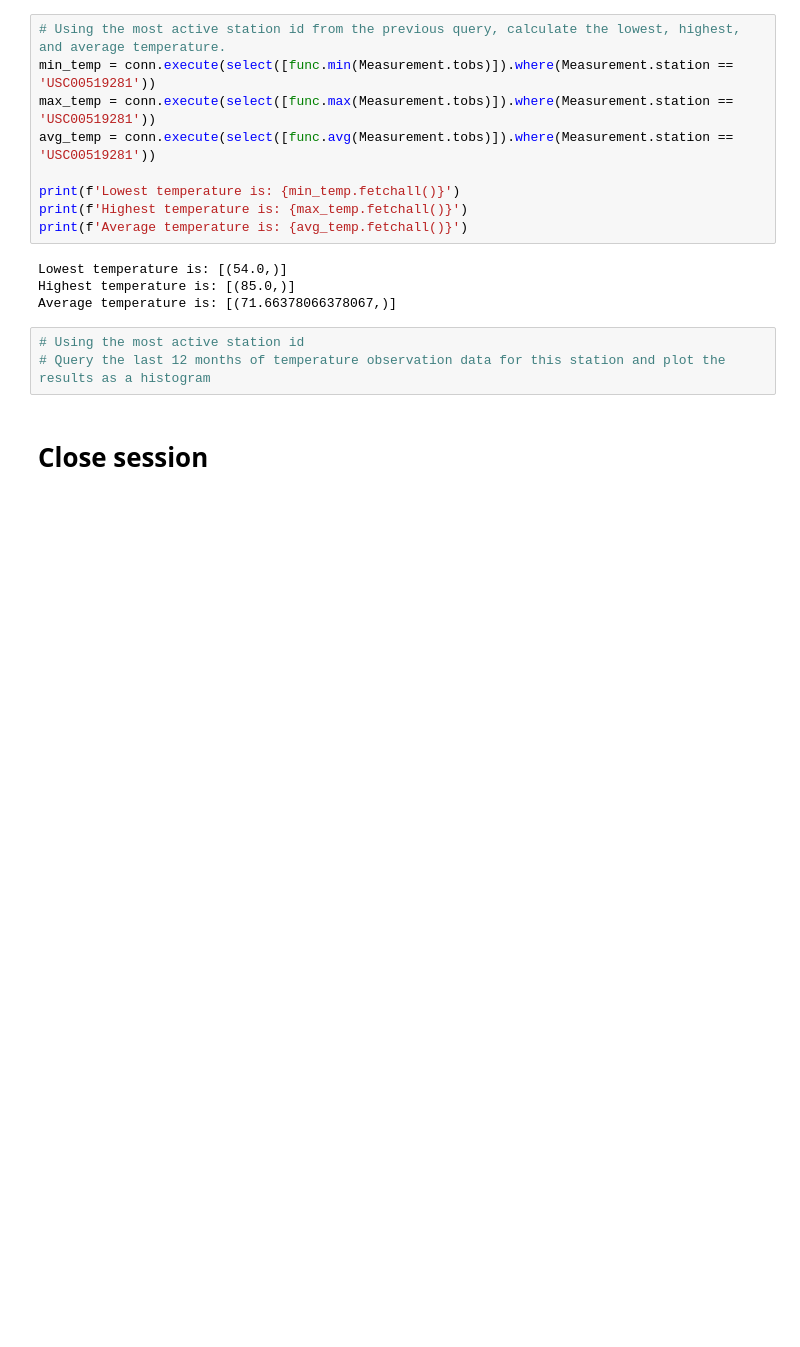
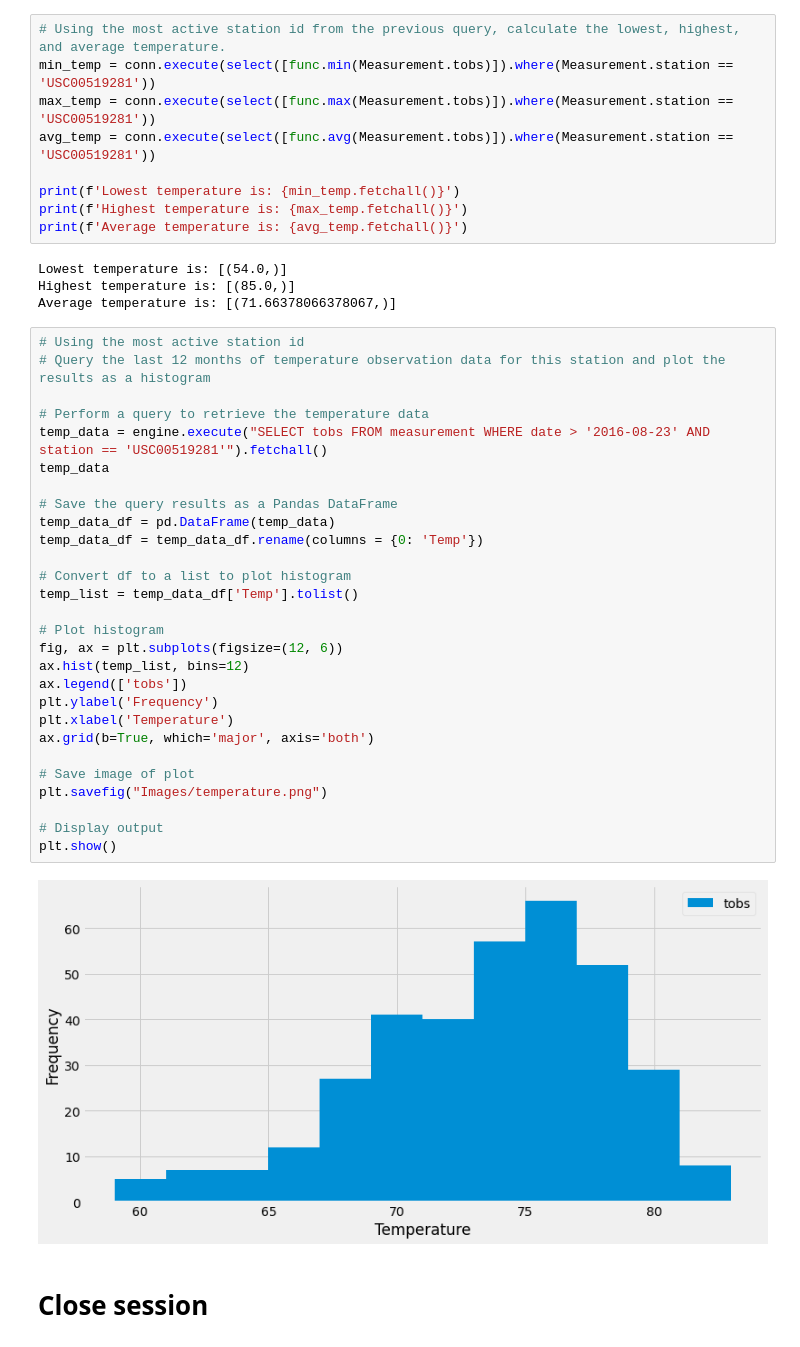
Before and after one commit to SommerKim/sqlalchemy-challenge, a Jupyter notebook: climate.ipynb, the cells around one changed output. Saved outputs shown, nothing was run; the diff lists cells and outputs as text; blank space fills up the shorter version.

Commit message:
Completed histogram, closed step 1 (climate.ipynb) and saved resulting images in Images folder

```diff
--- a/climate.ipynb
+++ b/climate.ipynb
@@ -157,9 +157,36 @@ print(f'Average temperature is: {avg_temp.fetchall()}')
 Lowest temperature is: [(54.0,)]
 Highest temperature is: [(85.0,)]
 Average temperature is: [(71.66378066378067,)]
-# %%
-# Using the most active station id
-# Query the last 12 months of temperature observation data for this station and plot the results as a histogram
+# %%
+# Using the most active station id
+# Query the last 12 months of temperature observation data for this station and plot the results as a histogram
+
+# Perform a query to retrieve the temperature data
+temp_data = engine.execute("SELECT tobs FROM measurement WHERE date > '2016-08-23' AND station == 'USC00519281'").fetchall()
+temp_data
+
+# Save the query results as a Pandas DataFrame
+temp_data_df = pd.DataFrame(temp_data)
+temp_data_df = temp_data_df.rename(columns = {0: 'Temp'})
+
+# Convert df to a list to plot histogram
+temp_list = temp_data_df['Temp'].tolist()
+
+# Plot histogram
+fig, ax = plt.subplots(figsize=(12, 6))
+ax.hist(temp_list, bins=12)
+ax.legend(['tobs'])
+plt.ylabel('Frequency')
+plt.xlabel('Temperature')
+ax.grid(b=True, which='major', axis='both')
+
+# Save image of plot
+plt.savefig("Images/temperature.png")
+
+# Display output
+plt.show()
+# %% [output]
+[figure, added]
 # %% [markdown]
 # Close session
 # %%
```
Also changed, not shown: parts of 1 cell of this notebook, 6 other files.
